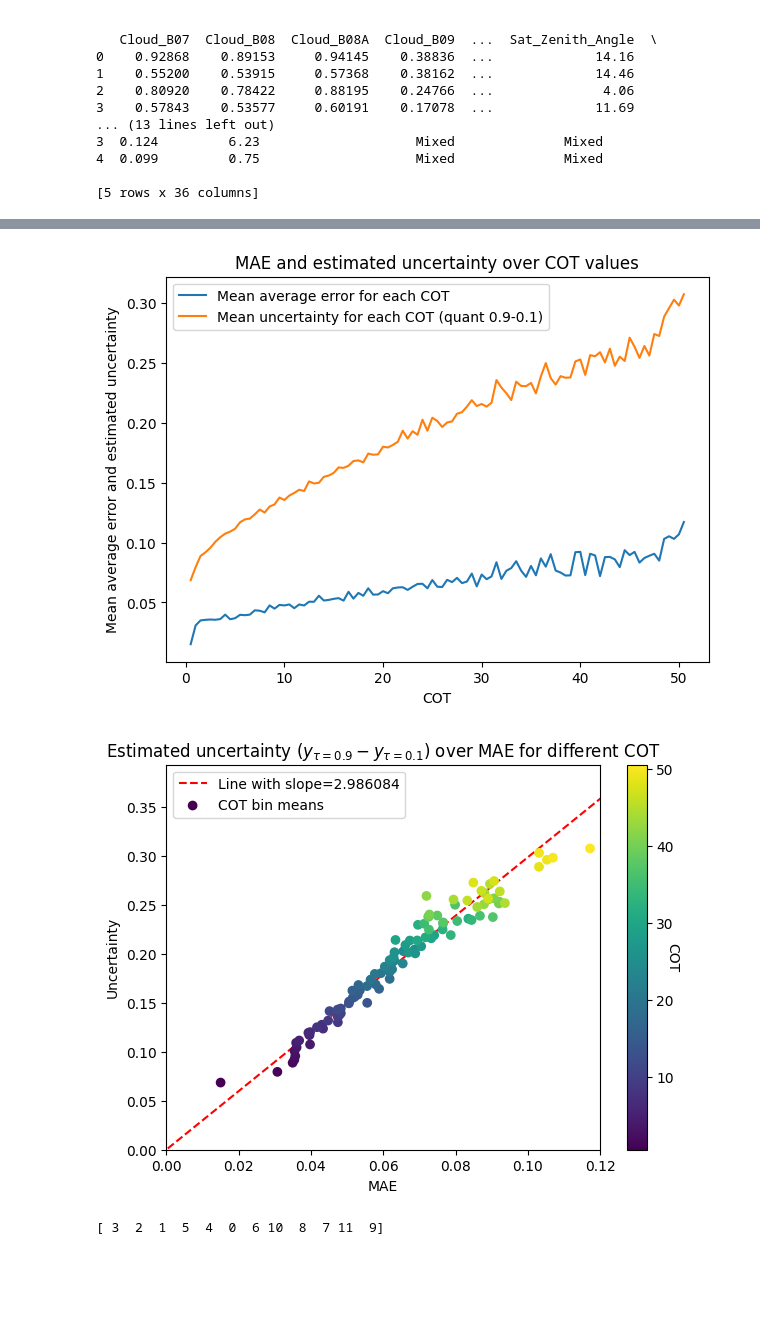
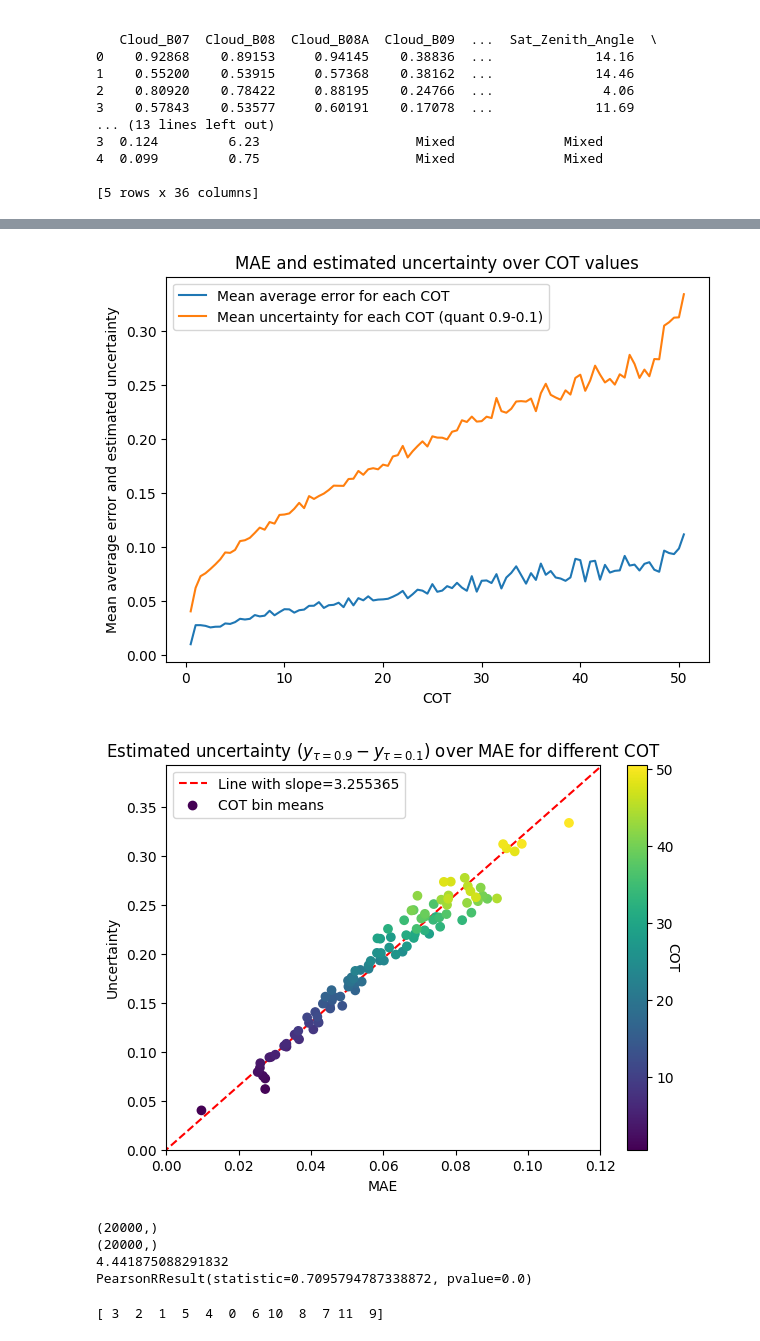
Before and after one commit to chiara-aisweden/cloud_rm, a Jupyter notebook: Showroom.ipynb, the cells around one changed output, grey strips where cells are left out. Saved outputs shown, nothing was run; the diff lists cells and outputs as text; code cells hidden in the pictures; blank space fills up the shorter version.

Commit message:
Visualization

```diff
--- a/Showroom.ipynb
+++ b/Showroom.ipynb
@@ -29,7 +29,7 @@ df=hf.dumb_down_surface(df)
 print(df.head())
 
 #Load X_test and y_test
-loadpath='pytorch_models/Ultimate_model_0125/data'
+loadpath='pytorch_models/Ultimate_model/data'
 X_test = pd.read_csv(loadpath+'/X_test.csv',index_col=0)
 y_test = pd.read_csv(loadpath+'/y_test.csv',index_col=0)
 # %% [output]
@@ -52,7 +52,7 @@ y_test = pd.read_csv(loadpath+'/y_test.csv',index_col=0)
 [5 rows x 36 columns]
 # %%
 #Load models
-base_path = 'pytorch_models/Ultimate_model_0125/'
+base_path = 'pytorch_models/Ultimate_model/'
 model_paths = ['model0/model_file','model1/model_file','model2/model_file','model3/model_file','model4/model_file',
                'model5/model_file','model6/model_file','model7/model_file','model8/model_file','model9/model_file']
 models = [torch.load(base_path+model_paths[i]) for i in range(len(model_paths))]
@@ -313,23 +313,36 @@ plt.xlabel('COT')
 plt.ylabel('Mean average error and estimated uncertainty')
 plt.show()
 # %% [output]
-[figure, old version]
+[figure, new version]
 # %%
 plt.figure()
 slope=np.mean(np.divide(unc_mean_bins,err_mean_bins))
 line = plt.plot(np.array([-1,1]),slope*np.array([-1,1]),'r--',zorder=0)
 sc = plt.scatter(err_mean_bins,unc_mean_bins,c=x_COT,zorder=10)
 plt.title(r'Estimated uncertainty ($y_{\tau =0.9}-y_{\tau =0.1}$) over MAE for different COT')
 plt.xlabel('MAE')
 plt.ylabel('Uncertainty')
 plt.legend(['Line with slope=%f' %slope,'COT bin means'])
 cb = plt.colorbar(sc)
 cb.set_label('COT', rotation=270)
 plt.ylim([0,0.393])
 plt.xlim([0,0.12])
 plt.show()
+
+abs_errors = np.mean(np.abs(y_test.to_numpy()-preds_total[:,:,est]),axis=1)
+uncs = np.mean(preds_total[:,:,-1]-preds_total[:,:,0],axis=1)
+print(abs_errors.shape)
+print(uncs.shape)
+print(np.mean(uncs/abs_errors))
+
+import scipy
+print(scipy.stats.pearsonr(abs_errors,uncs))
 # %% [output]
-[figure, old version]
+[figure, new version]
+(20000,)
+(20000,)
+4.441875088291832
+PearsonRResult(statistic=0.7095794787338872, pvalue=0.0)
 # %%
 print(df.Cloud_Type.unique())
 #Find all test surfaces
```
Also changed, not shown: parts of 15 cells of this notebook.
